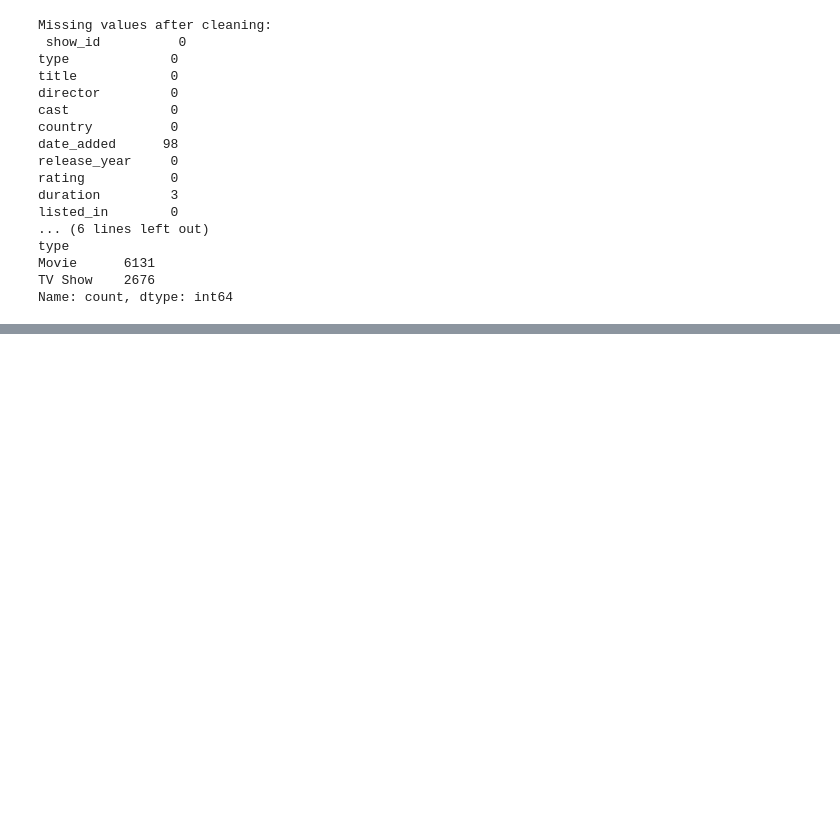
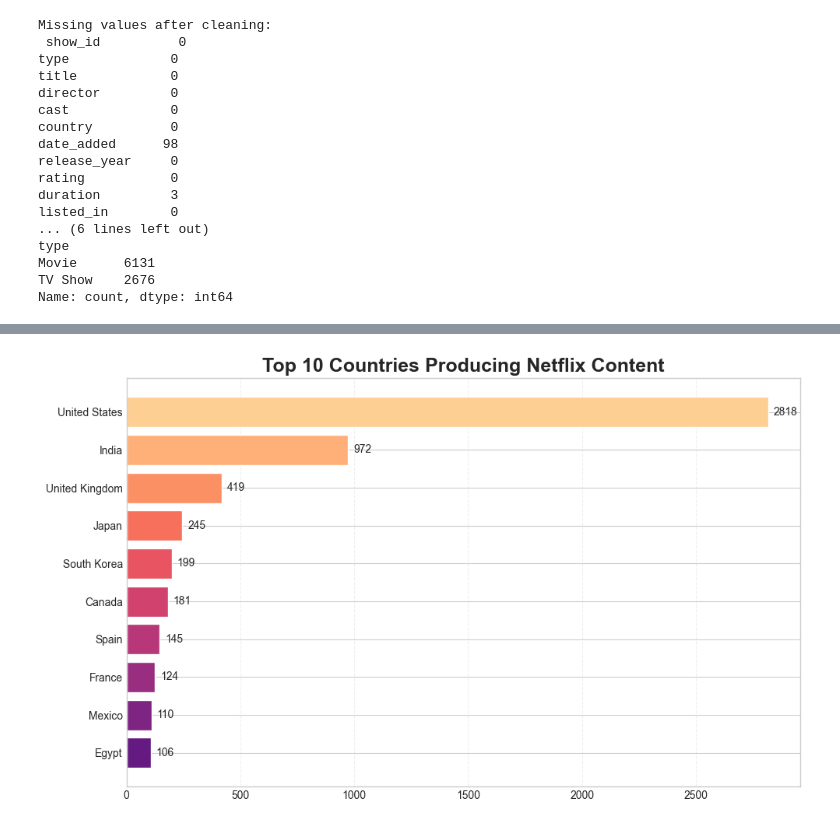
Before and after one commit to aditi2k8/netflix-content-analysis, a Jupyter notebook: netflix_analysis.ipynb, the cells around one changed output, grey strips where cells are left out. Saved outputs shown, nothing was run; the diff lists cells and outputs as text; code cells hidden in the pictures; blank space fills up the shorter version.

```diff
--- a/netflix_analysis.ipynb
+++ b/netflix_analysis.ipynb
@@ -71,16 +74,25 @@ fig.show()
 # %%
-country_df = df[df['country'] != 'Unknown']
-top_countries = country_df['country'].value_counts().head(10).reset_index()
-top_countries.columns = ['Country', 'Count']
+top_countries = (
+    df[df['country'] != 'Unknown']['country'].value_counts()
+    .head(10)
+    .sort_values()
+)
 
-fig = px.bar(top_countries,
-             x='Count',
-             y='Country',
-             orientation='h',
-             title='Top 10 Countries Producing Netflix Content',
-             color='Count',
-             color_continuous_scale='tempo')
+fig, ax = plt.subplots(figsize=(10,6))
 
-fig.update_layout(yaxis={'categoryorder': 'total ascending'})
-fig.show()
+bars = ax.barh(
+    top_countries.index,
+    top_countries.values,
+    color=cm.magma(np.linspace(0.3,0.9,len(top_countries))),
+    edgecolor='white'
+)
+
+ax.bar_label(bars, padding=5)
+ax.set_title("Top 10 Countries Producing Netflix Content", fontsize=18, weight='bold')
+ax.grid(axis='x', linestyle='--', alpha=0.3)
+
+plt.tight_layout()
+plt.show()
+# %% [output]
+[figure, added]
 # %%
```
Also changed, not shown: parts of 8 cells of this notebook, 2 other files.
